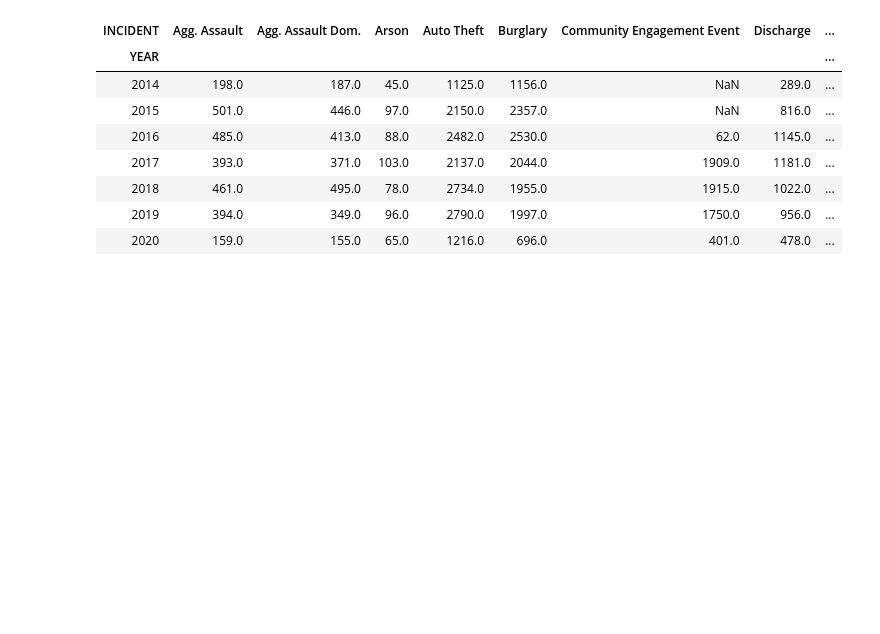
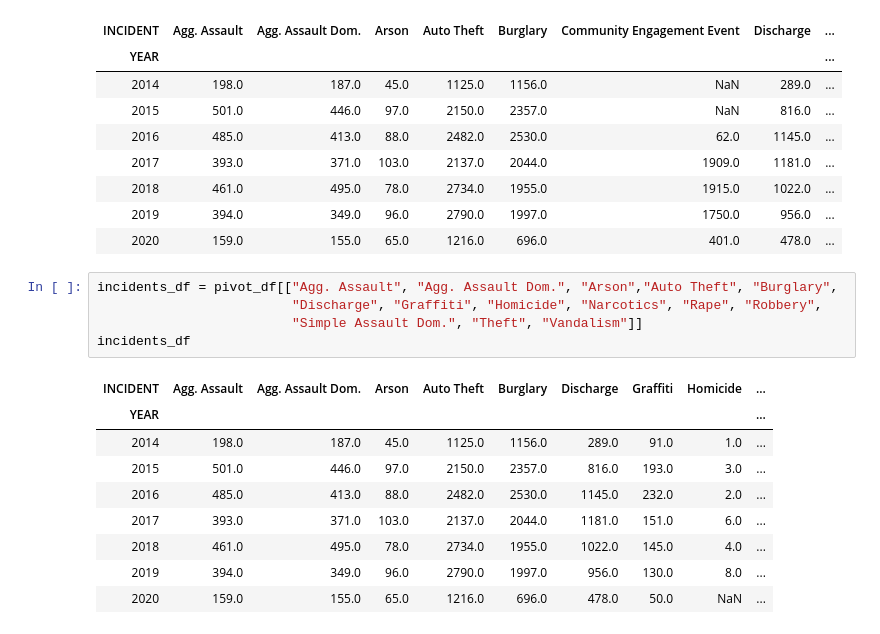
Before and after one commit to VallieTracy/StPaul-Crime-Incidents, a Jupyter notebook: main.ipynb, the cells around one changed output. Cells and saved outputs as stored; diff of their text form; blank space fills up the shorter version.

```diff
--- a/main.ipynb
+++ b/main.ipynb
@@ -308,3 +343,18 @@ pivot_df
 | 2018 | 461.0 | 495.0 | 78.0 | 2734.0 | 1955.0 | 1915.0 | 1022.0 | ... |
 | 2019 | 394.0 | 349.0 | 96.0 | 2790.0 | 1997.0 | 1750.0 | 956.0 | ... |
 | 2020 | 159.0 | 155.0 | 65.0 | 1216.0 | 696.0 | 401.0 | 478.0 | ... |
+# %%
+incidents_df = pivot_df[["Agg. Assault", "Agg. Assault Dom.", "Arson","Auto Theft", "Burglary",
+                         "Discharge", "Graffiti", "Homicide", "Narcotics", "Rape", "Robbery",
+                         "Simple Assault Dom.", "Theft", "Vandalism"]]
+incidents_df
+# %% [output]
+| INCIDENT | Agg. Assault | Agg. Assault Dom. | Arson | Auto Theft | Burglary | Discharge | Graffiti | Homicide | ... |
+| YEAR |  |  |  |  |  |  |  |  | ... |
+| 2014 | 198.0 | 187.0 | 45.0 | 1125.0 | 1156.0 | 289.0 | 91.0 | 1.0 | ... |
+| 2015 | 501.0 | 446.0 | 97.0 | 2150.0 | 2357.0 | 816.0 | 193.0 | 3.0 | ... |
+| 2016 | 485.0 | 413.0 | 88.0 | 2482.0 | 2530.0 | 1145.0 | 232.0 | 2.0 | ... |
+| 2017 | 393.0 | 371.0 | 103.0 | 2137.0 | 2044.0 | 1181.0 | 151.0 | 6.0 | ... |
+| 2018 | 461.0 | 495.0 | 78.0 | 2734.0 | 1955.0 | 1022.0 | 145.0 | 4.0 | ... |
+| 2019 | 394.0 | 349.0 | 96.0 | 2790.0 | 1997.0 | 956.0 | 130.0 | 8.0 | ... |
+| 2020 | 159.0 | 155.0 | 65.0 | 1216.0 | 696.0 | 478.0 | 50.0 | NaN | ... |
```
Also changed, not shown: parts of 5 cells of this notebook.
